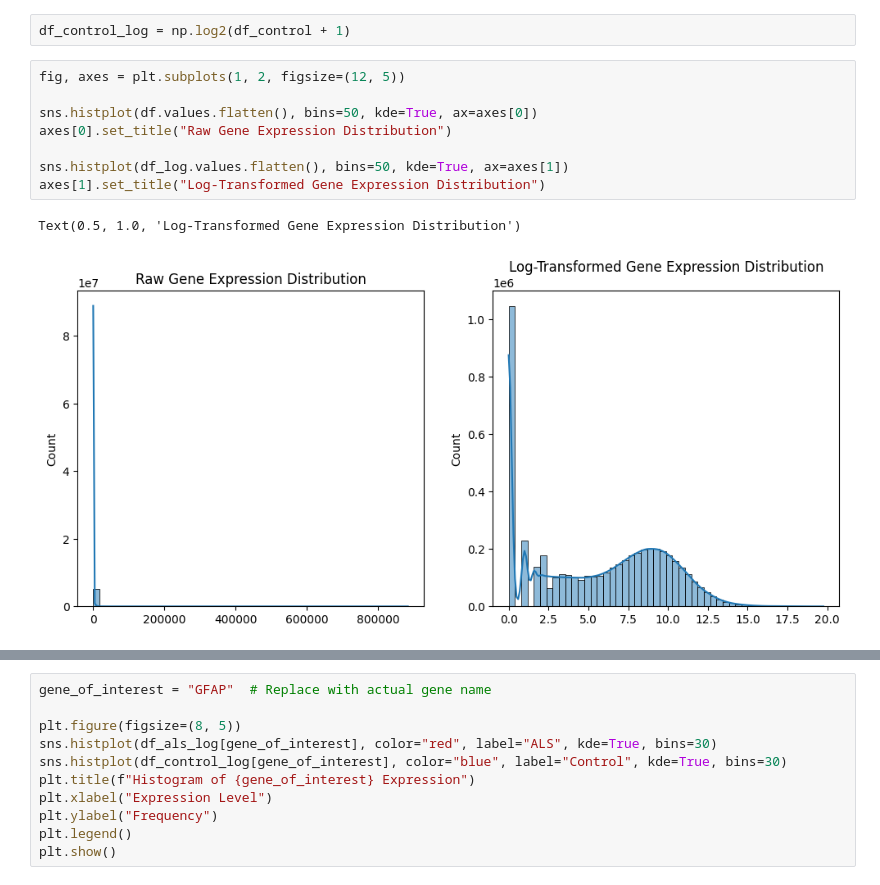
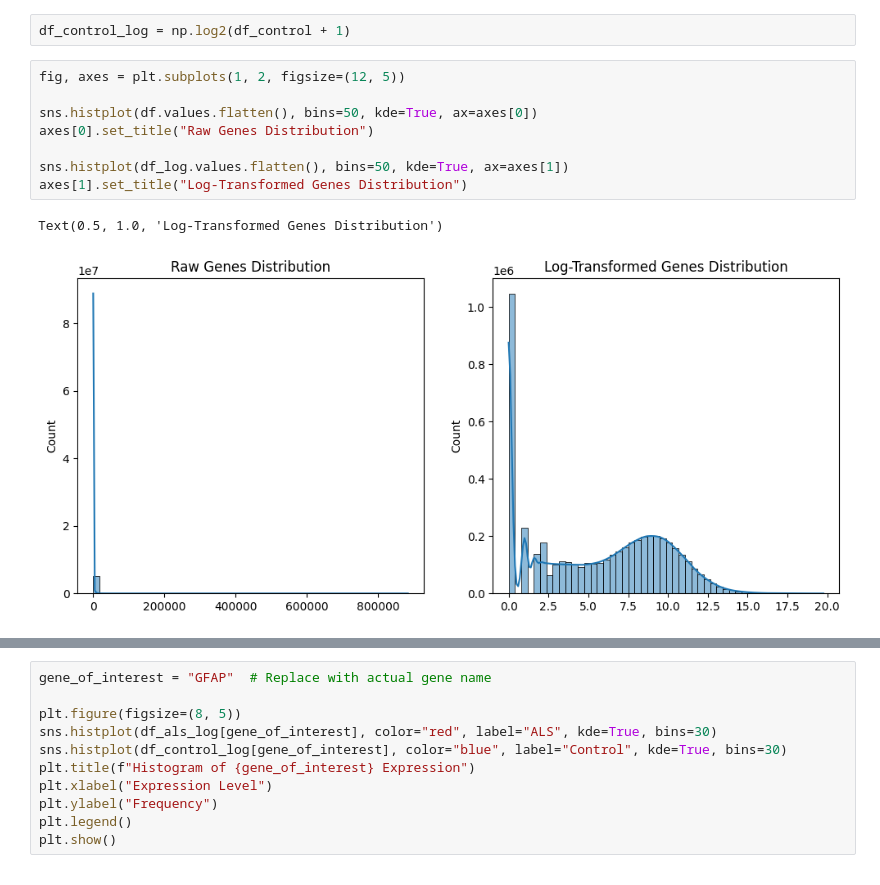
Before and after one commit to lenorabuggenhoudt/BioInfo, a Jupyter notebook: data_extraction.ipynb, the cells around one changed output, grey strips where cells are left out. Cells and saved outputs as stored; diff of their text form.

```diff
--- a/data_extraction.ipynb
+++ b/data_extraction.ipynb
@@ -877,14 +891,14 @@ df_control_log = np.log2(df_control + 1)
 # %%
 fig, axes = plt.subplots(1, 2, figsize=(12, 5))
 
 sns.histplot(df.values.flatten(), bins=50, kde=True, ax=axes[0])
-axes[0].set_title("Raw Gene Expression Distribution")
+axes[0].set_title("Raw Genes Distribution")
 
 sns.histplot(df_log.values.flatten(), bins=50, kde=True, ax=axes[1])
-axes[1].set_title("Log-Transformed Gene Expression Distribution")
+axes[1].set_title("Log-Transformed Genes Distribution")
 # %% [output]
-Text(0.5, 1.0, 'Log-Transformed Gene Expression Distribution')
+Text(0.5, 1.0, 'Log-Transformed Genes Distribution')
-[figure, old version]
+[figure, new version]
 # %%
 import seaborn as sns
 import matplotlib.pyplot as plt
```
Also changed, not shown: parts of 16 cells of this notebook.
